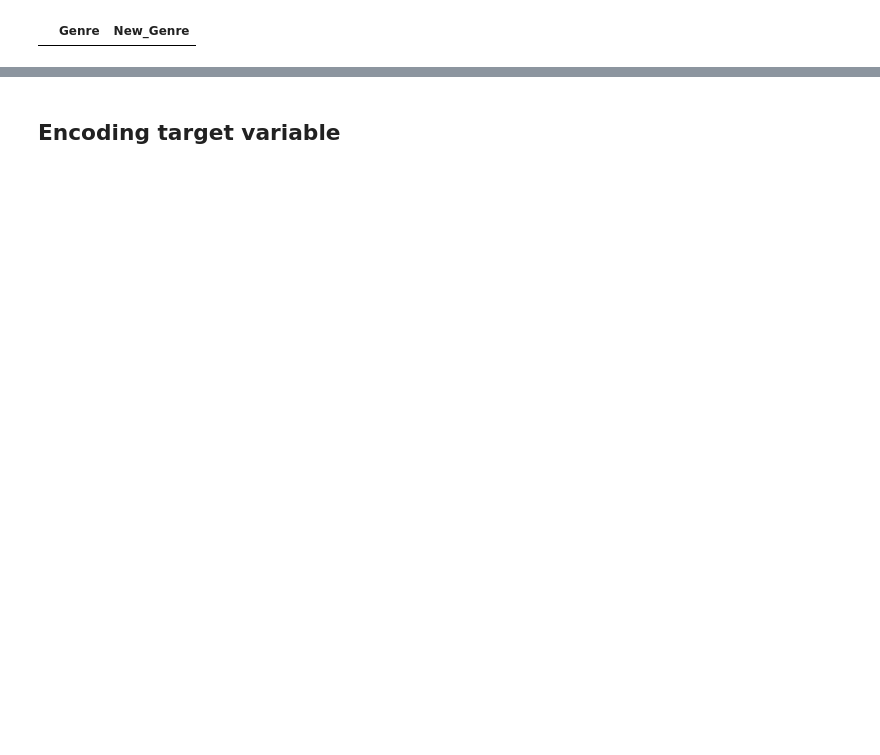
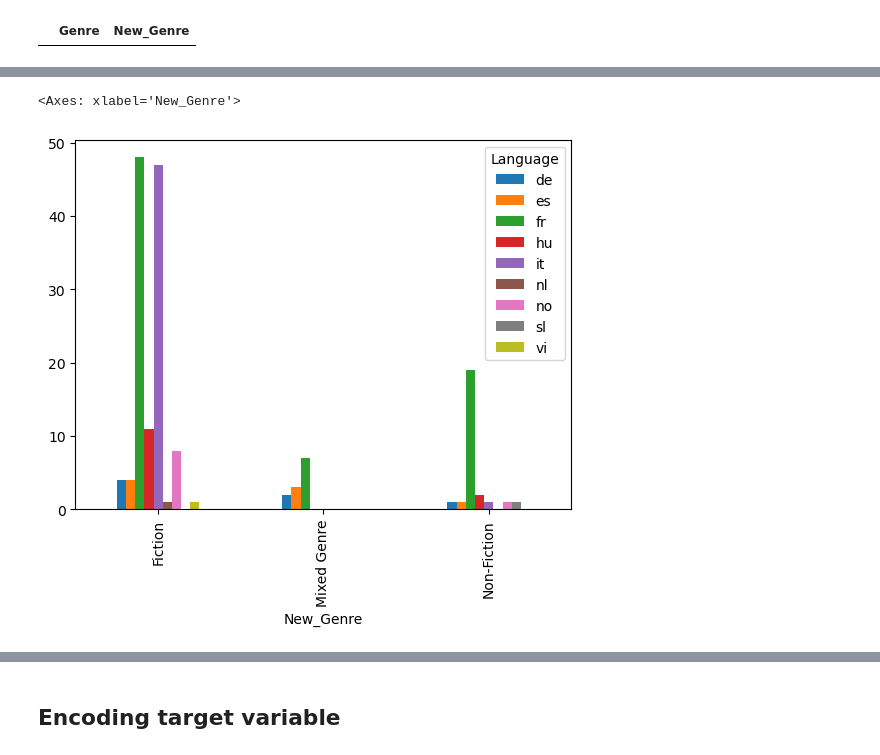
Before and after one commit to pmama/codsoft, a Jupyter notebook: IMDB_genre_Classification_v1.ipynb, the cells around one changed output, grey strips where cells are left out. Drawn from its saved outputs; the diff is of its cells as text; code cells hidden in the pictures; blank space fills up the shorter version.

```diff
--- a/IMDB_genre_Classification_v1.ipynb
+++ b/IMDB_genre_Classification_v1.ipynb
@@ -593,3 +656,11 @@ nan_rows
+# %%
+cross_tab = pd.crosstab(index=non_english_train['New_Genre'],
+                        columns=non_english_train['Language'],
+                        values=non_english_train['Title'], aggfunc='count')
+cross_tab.plot(kind='bar')
+# %% [output]
+<Axes: xlabel='New_Genre'>
+[figure, added]
 # %%
 x = train.cleaned_Description
 y = train.New_Genre
```
Also changed, not shown: parts of 59 cells of this notebook.
